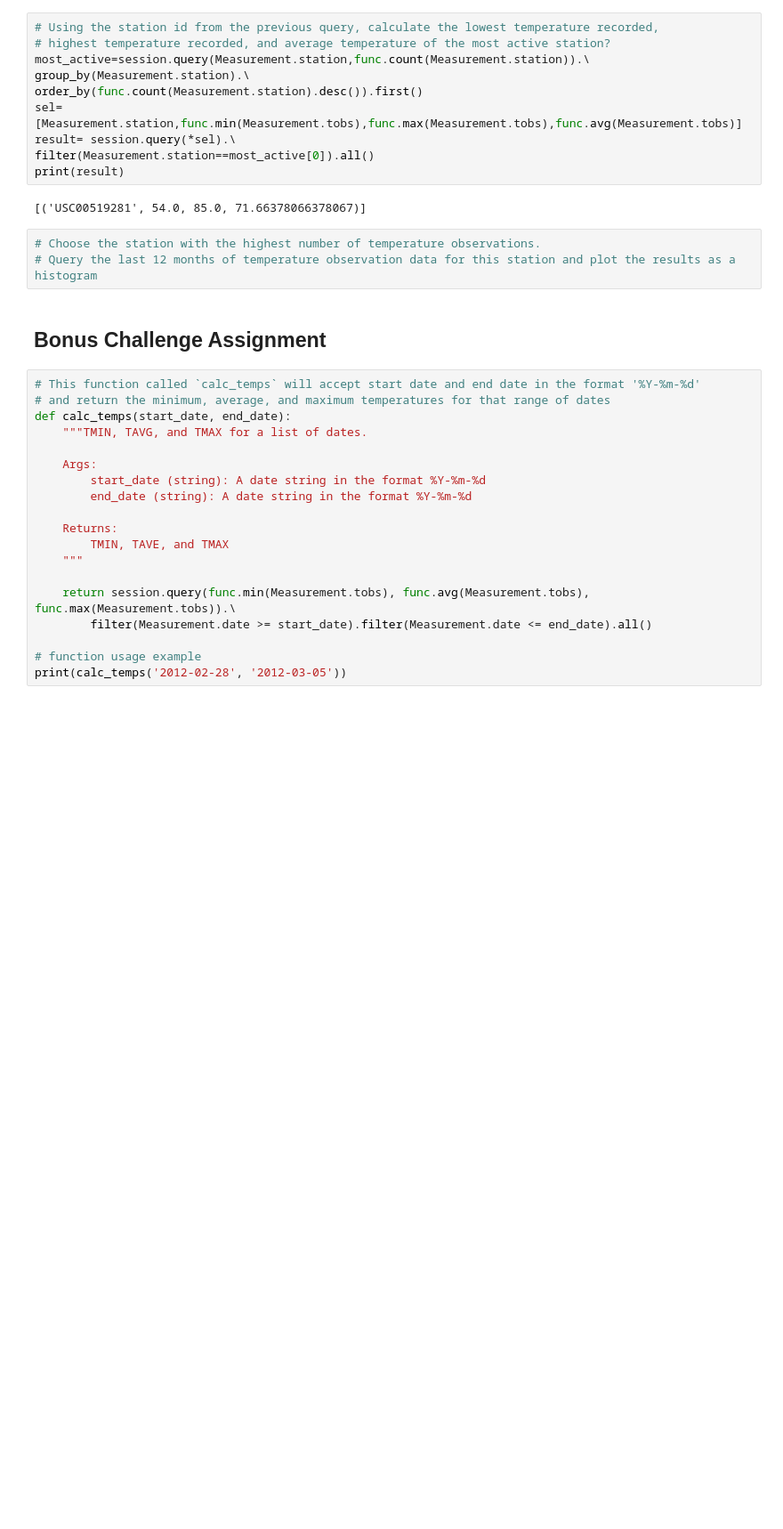
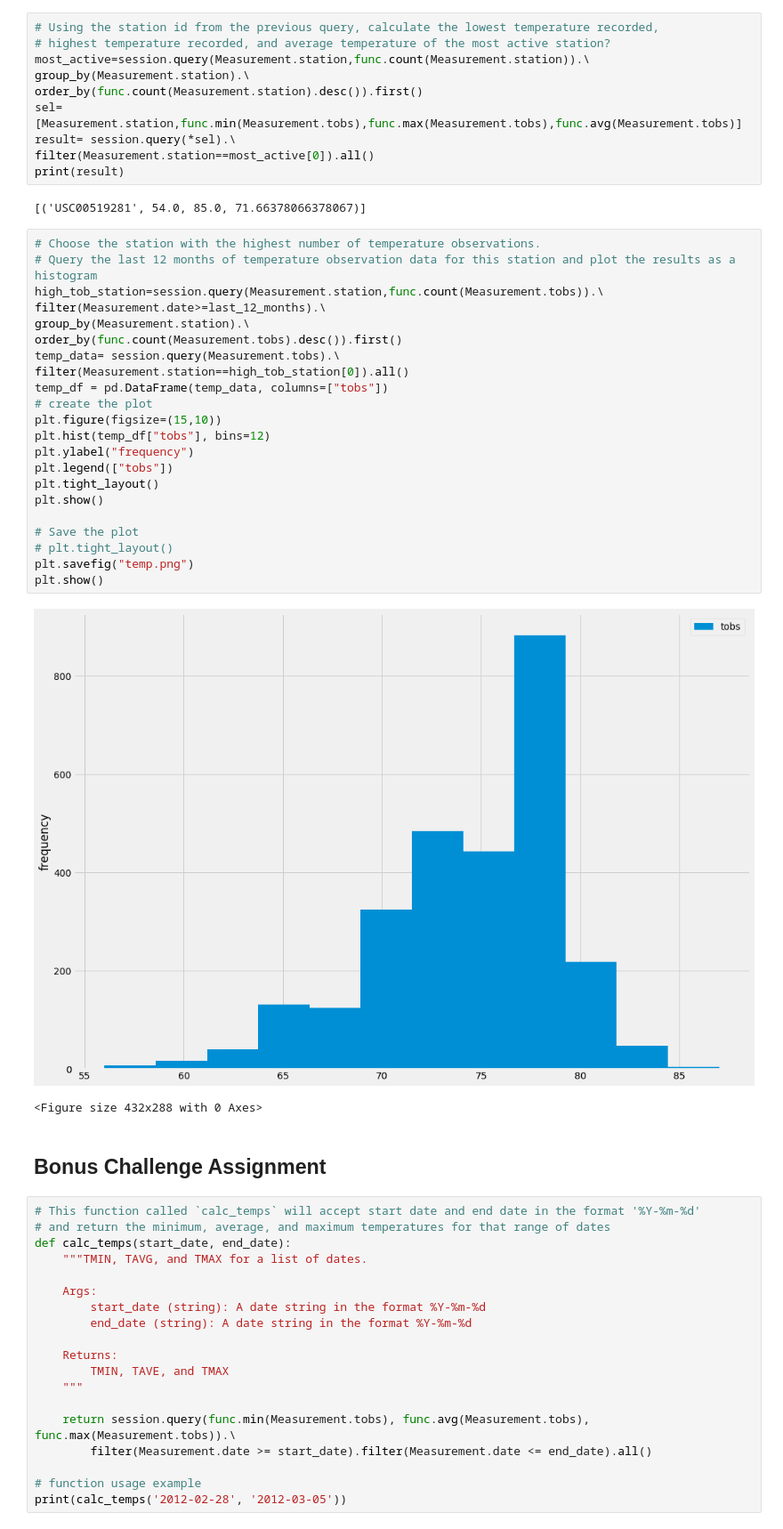
Before and after one commit to nazila-entezari/SQLAlchemy-Surfs-Up-, a Jupyter notebook: climate_starter.ipynb, the cells around one changed output. Shown at 89% size. Saved outputs shown, nothing was run; the diff lists cells and outputs as text; blank space fills up the shorter version.

```diff
--- a/climate_starter.ipynb
+++ b/climate_starter.ipynb
@@ -109,9 +109,31 @@ filter(Measurement.station==most_active[0]).all()
 print(result)
 # %% [output]
 [('USC00519281', 54.0, 85.0, 71.66378066378067)]
-# %%
-# Choose the station with the highest number of temperature observations.
-# Query the last 12 months of temperature observation data for this station and plot the results as a histogram
+# %%
+# Choose the station with the highest number of temperature observations.
+# Query the last 12 months of temperature observation data for this station and plot the results as a histogram
+high_tob_station=session.query(Measurement.station,func.count(Measurement.tobs)).\
+filter(Measurement.date>=last_12_months).\
+group_by(Measurement.station).\
+order_by(func.count(Measurement.tobs).desc()).first()
+temp_data= session.query(Measurement.tobs).\
+filter(Measurement.station==high_tob_station[0]).all()
+temp_df = pd.DataFrame(temp_data, columns=["tobs"])
+# create the plot
+plt.figure(figsize=(15,10))
+plt.hist(temp_df["tobs"], bins=12)
+plt.ylabel("frequency")
+plt.legend(["tobs"])
+plt.tight_layout()
+plt.show()
+
+# Save the plot
+# plt.tight_layout()
+plt.savefig("temp.png")
+plt.show()
+# %% [output]
+[figure, added]
+<Figure size 432x288 with 0 Axes>
 # %% [markdown]
 ## Bonus Challenge Assignment
 # %%
```
Also changed, not shown: parts of 6 cells of this notebook.
